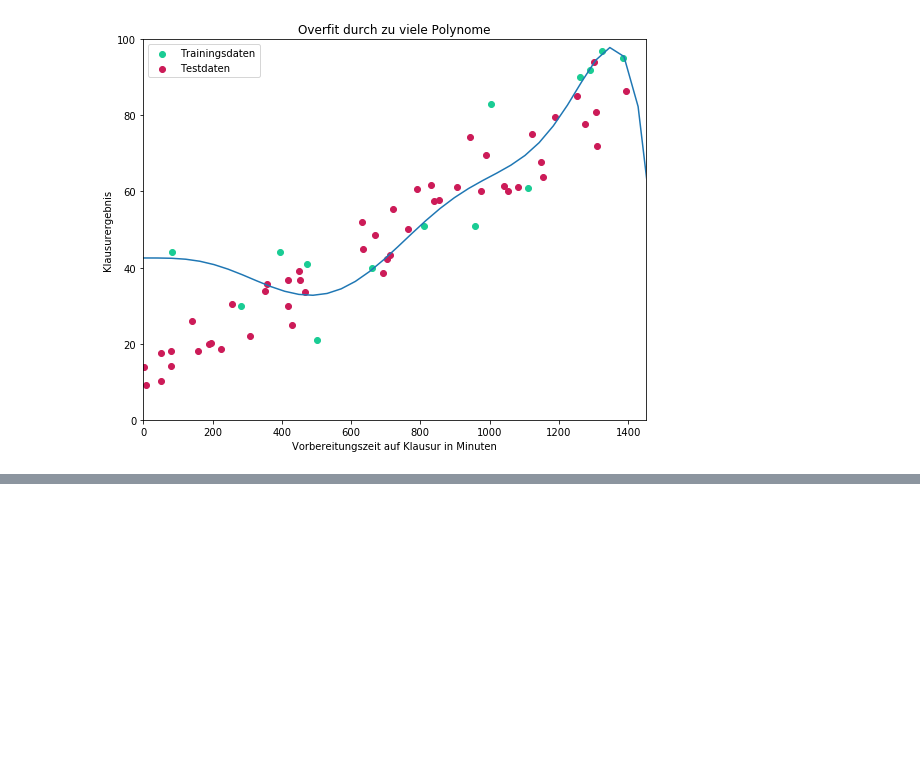
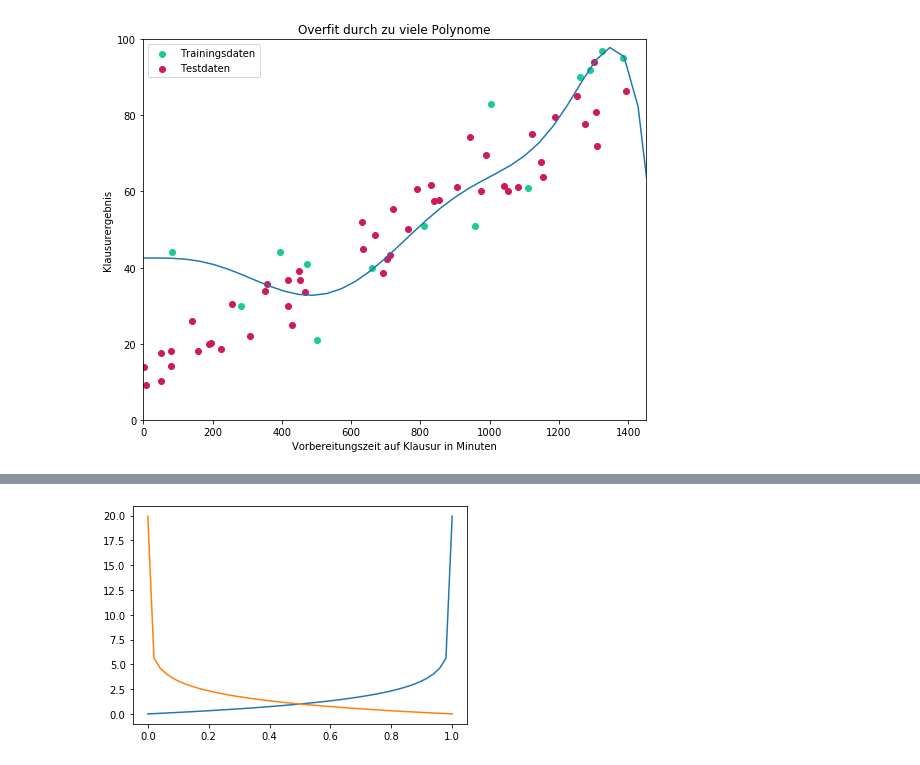
Before and after one commit to fullstack-ml-academy/full-stack-machine-learning, a Jupyter notebook: notepads/11 - Lineare Methoden/LPR - Lineare- und Polynomiale Regression.ipynb, the cells around one changed output, grey strips where cells are left out. Drawn from its saved outputs; the diff is of its cells as text; code cells hidden in the pictures; blank space fills up the shorter version.

```diff
--- a/notepads/11 - Lineare Methoden/LPR - Lineare- und Polynomiale Regression.ipynb
+++ b/notepads/11 - Lineare Methoden/LPR - Lineare- und Polynomiale Regression.ipynb
@@ -142,0 +163,13 @@ plt.show()
+# %%
+l = np.linspace(0.000001,0.999999)
+def error_0(y):
+    return -np.mean(np.log2(1-y))
+
+def error_1(y):
+    return -np.mean(np.log2(y))
+
+plt.plot(l,[error_0(p) for p in l],color="#1acc94")
+plt.plot(l,[error_1(p) for p in l])
+plt.show()
+# %% [output]
+[figure, added]
```
Also changed, not shown: parts of 1 cell of this notebook, 5 other files.
